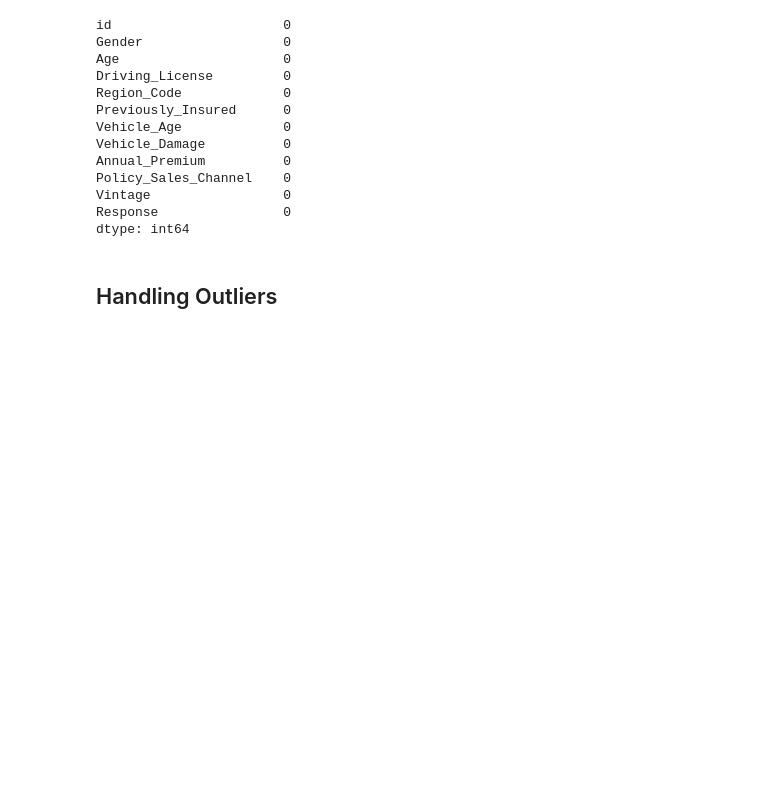
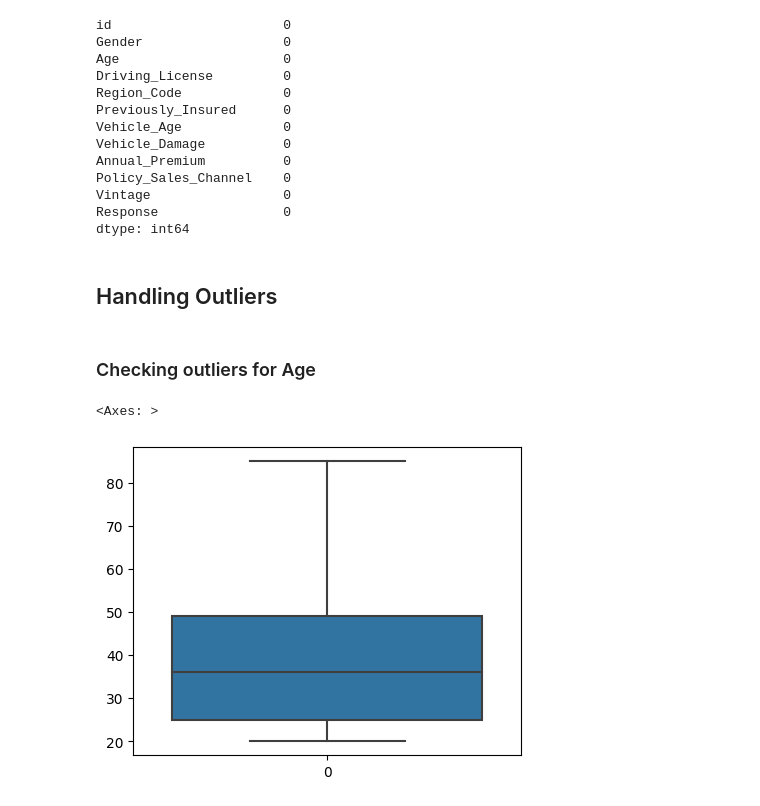
Before and after one commit to rajkumarshedage/Health-Insurance-Cross-Sell-Prediction, a Jupyter notebook: Health_Insurance_Cross_Sell_Prediction_.ipynb, the cells around one changed output. Drawn from its saved outputs; the diff is of its cells as text; code cells hidden in the pictures; blank space fills up the shorter version.

```diff
--- a/Health_Insurance_Cross_Sell_Prediction_.ipynb
+++ b/Health_Insurance_Cross_Sell_Prediction_.ipynb
@@ -1117,3 +1117,11 @@ def iqr_whisker(data):
     print (f'IQR = {iqr}')
     print (f'lower_whisker = {lower_whisker}')
     print (f'upper_whisker = {upper_whisker}')
+# %% [markdown]
+### Checking outliers for Age
+# %%
+plt.figure(figsize = (5,4))
+sns.boxplot(df.Age)
+# %% [output]
+<Axes: >
+[figure, added]
```
Also changed, not shown: parts of 19 cells of this notebook.
